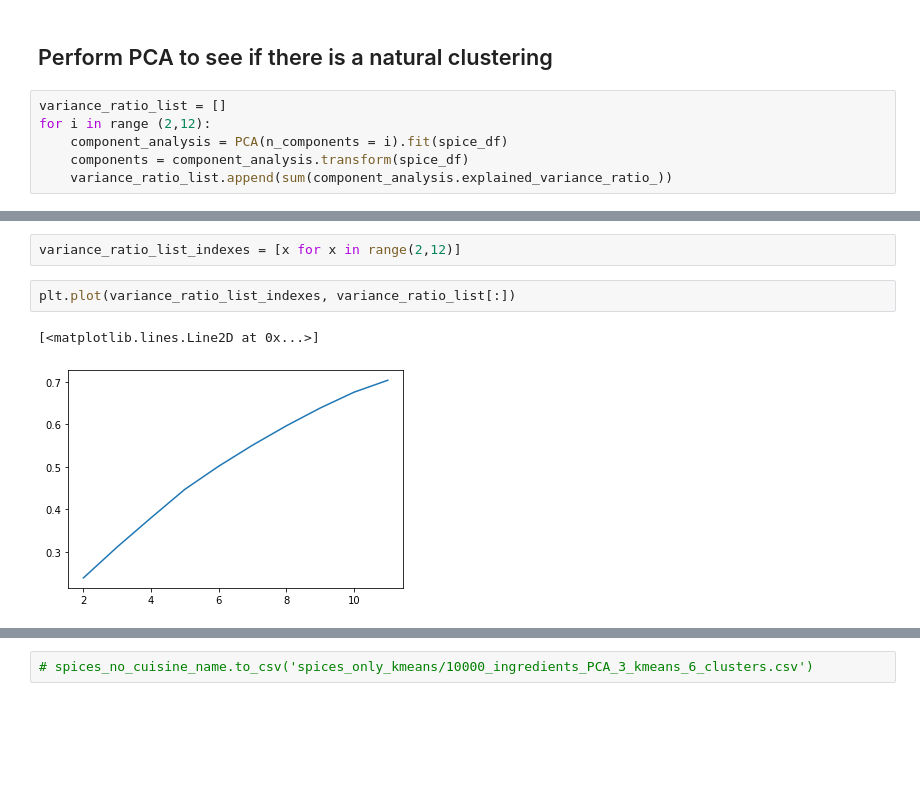
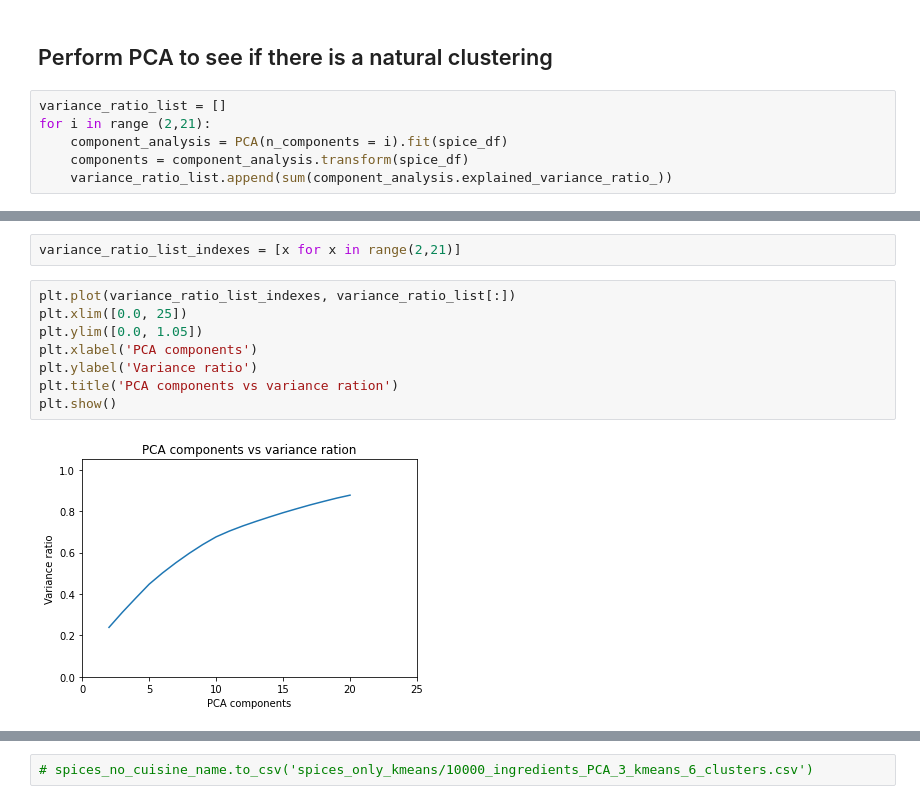
Before and after one commit to ccwillmore/Recipe_project, a Jupyter notebook: spices_only_kmeans/spices_only_workbook.ipynb, the cells around one changed output, grey strips where cells are left out. Saved outputs shown, nothing was run; the diff lists cells and outputs as text; blank space fills up the shorter version.

```diff
--- a/spices_only_kmeans/spices_only_workbook.ipynb
+++ b/spices_only_kmeans/spices_only_workbook.ipynb
@@ -65,7 +68,7 @@ spice_df.to_csv('../Exported_datafiles/just_spices_and_SP_cuisines.csv')
 ## Perform PCA to see if there is a natural clustering
 # %%
 variance_ratio_list = []
-for i in range (2,12):
+for i in range (2,21):
     component_analysis = PCA(n_components = i).fit(spice_df)
     components = component_analysis.transform(spice_df)
     variance_ratio_list.append(sum(component_analysis.explained_variance_ratio_))
@@ -85,8 +97,13 @@ variance_ratio_list
 # %%
-variance_ratio_list_indexes = [x for x in range(2,12)]
+variance_ratio_list_indexes = [x for x in range(2,21)]
 # %%
 plt.plot(variance_ratio_list_indexes, variance_ratio_list[:])
+plt.xlim([0.0, 25])
+plt.ylim([0.0, 1.05])
+plt.xlabel('PCA components')
+plt.ylabel('Variance ratio')
+plt.title('PCA components vs variance ration')
+plt.show()
 # %% [output]
-[<matplotlib.lines.Line2D at 0x...>]
-[figure, old version]
+[figure, new version]
 # %%
```
Also changed, not shown: parts of 19 cells of this notebook, 1 other file.
